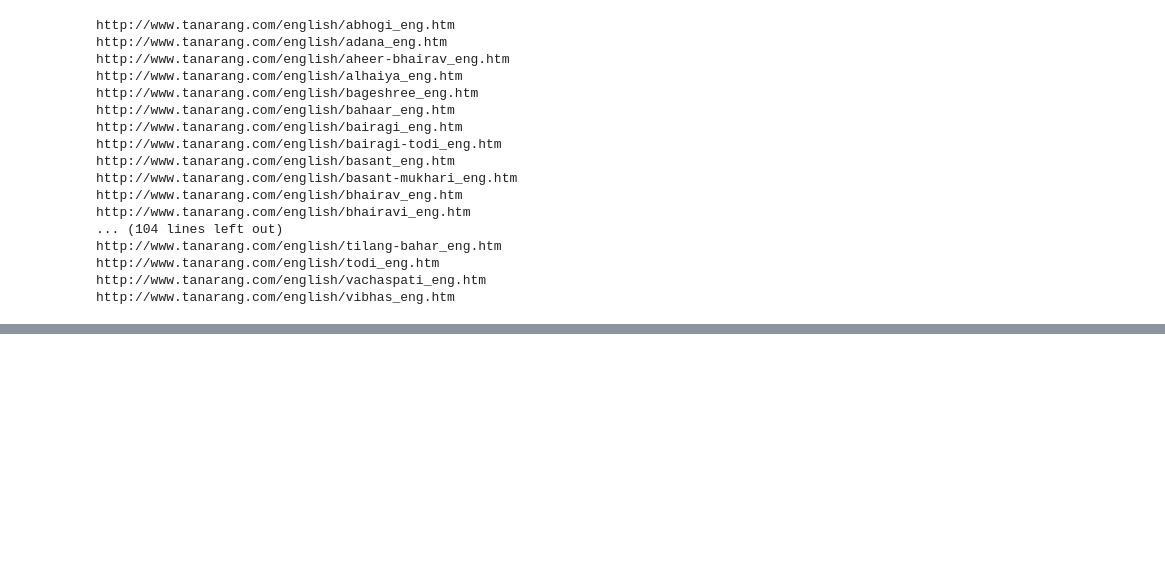
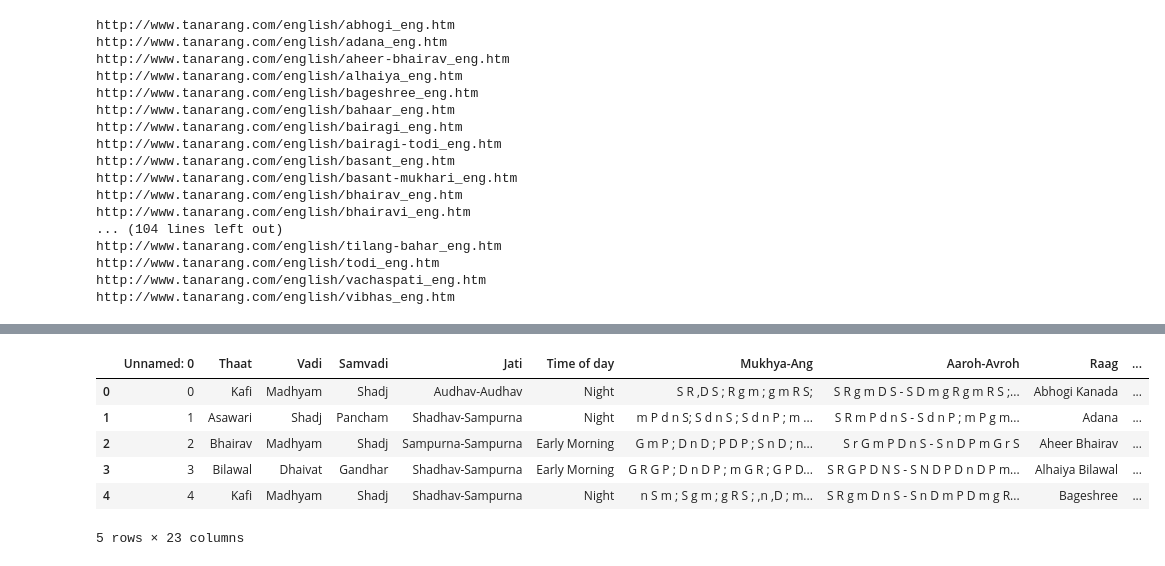
Before and after one commit to Pradnya1208/Scraper-for-Ragas-in-Hindustani-Classical-Music, a Jupyter notebook: web scraping/Hindustani_classical_music.ipynb, the cells around one changed output, grey strips where cells are left out. Cells and saved outputs as stored; diff of their text form; code cells hidden in the pictures; blank space fills up the shorter version.

```diff
--- a/web scraping/Hindustani_classical_music.ipynb
+++ b/web scraping/Hindustani_classical_music.ipynb
@@ -83,0 +273,5 @@ http://www.tanarang.com/english/vibhas_eng.htm
+# %%
+data_update["Vadi"] = data_update["Vadi"].replace(to_replace =["-"],
+                            value ="Other")
+data_update["Vadi"] = data_update["Vadi"].replace(to_replace =["Tar Shadj"],
+                            value ="Shadj")
@@ -83,0 +283,5 @@ http://www.tanarang.com/english/vibhas_eng.htm
+# %%
+data_update["Samvadi"] = data_update["Samvadi"].replace(to_replace =["-"],
+                            value ="Other")
+data_update["Samvadi"] = data_update["Samvadi"].replace(to_replace =["Shuddha Nishad"],
+                            value ="Nishad")
@@ -83,0 +293,5 @@ http://www.tanarang.com/english/vibhas_eng.htm
+# %%
+data_update["Jati"] = data_update["Jati"].replace(to_replace =["ShadhavSampurna"],
+                            value ="Shadhav-Sampurna")
+data_update["Jati"] = data_update["Jati"].replace(to_replace =["Audha-Audhav"],
+                            value ="Audhav-Audhav")
@@ -83,0 +304,14 @@ http://www.tanarang.com/english/vibhas_eng.htm
+# %%
+data_update["Time of day"] = data_update["Time of day"].replace(to_replace =["Second Prahar of the Night or Anytime in Spring Season."],
+                            value ="Night")
+data_update["Time of day"] = data_update["Time of day"].replace(to_replace =["Din ka Tritiya Prahar"],
+                            value ="Afternoon")
+data_update["Time of day"] = data_update["Time of day"].replace(to_replace =["Sandhi-Prakash Raag"],
+                            value ="Dusk")#could be dawn or dusk, in this case it is dusk
+data_update["Time of day"] = data_update["Time of day"].replace(to_replace =["(12 AM - 3 AM): 3 rd Prahar of the Night: Ratri ka Teesra Prahar"],
+                            value ="Midnight")
+data_update["Time of day"] = data_update["Time of day"].replace(to_replace =["1sh Prahar of the day : Din ka Pratham Prahar", "(6 AM - 9 AM): Din ka Pratham Prahar "],
+                            value ="Early Morning")
+data_update["Time of day"] = data_update["Time of day"].replace(to_replace =["Rainy Season - All times", "Anytime in Rainy season.",
+       "Anytime in Rainy Season"],
+                            value ="Anytime")
@@ -83,0 +323,12 @@ http://www.tanarang.com/english/vibhas_eng.htm
+# %%
+#outer join
+ragas_dataset = pd.concat([data_update, notes], axis=1, join='inner')
+ragas_dataset.head()
+# %% [output]
+|  | Unnamed: 0 | Thaat | Vadi | Samvadi | Jati | Time of day | Mukhya-Ang | Aaroh-Avroh | Raag | ... |
+| 0 | 0 | Kafi | Madhyam | Shadj | Audhav-Audhav | Night | S R ,D S ; R g m ; g m R S; | S R g m D S - S D m g R g m R S ;... | Abhogi Kanada | ... |
+| 1 | 1 | Asawari | Shadj | Pancham | Shadhav-Sampurna | Night | m P d n S; S d n S ; S d n P ; m ... | S R m P d n S - S d n P ; m P g m... | Adana | ... |
+| 2 | 2 | Bhairav | Madhyam | Shadj | Sampurna-Sampurna | Early Morning | G m P ; D n D ; P D P ; S n D ; n... | S r G m P D n S - S n D P m G r S | Aheer Bhairav | ... |
+| 3 | 3 | Bilawal | Dhaivat | Gandhar | Shadhav-Sampurna | Early Morning | G R G P ; D n D P ; m G R ; G P D... | S R G P D N S - S N D P D n D P m... | Alhaiya Bilawal | ... |
+| 4 | 4 | Kafi | Madhyam | Shadj | Shadhav-Sampurna | Night | n S m ; S g m ; g R S ; ,n ,D ; m... | S R g m D n S - S n D m P D m g R... | Bageshree | ... |
+5 rows × 23 columns
```
Also changed, not shown: parts of 26 cells of this notebook.
